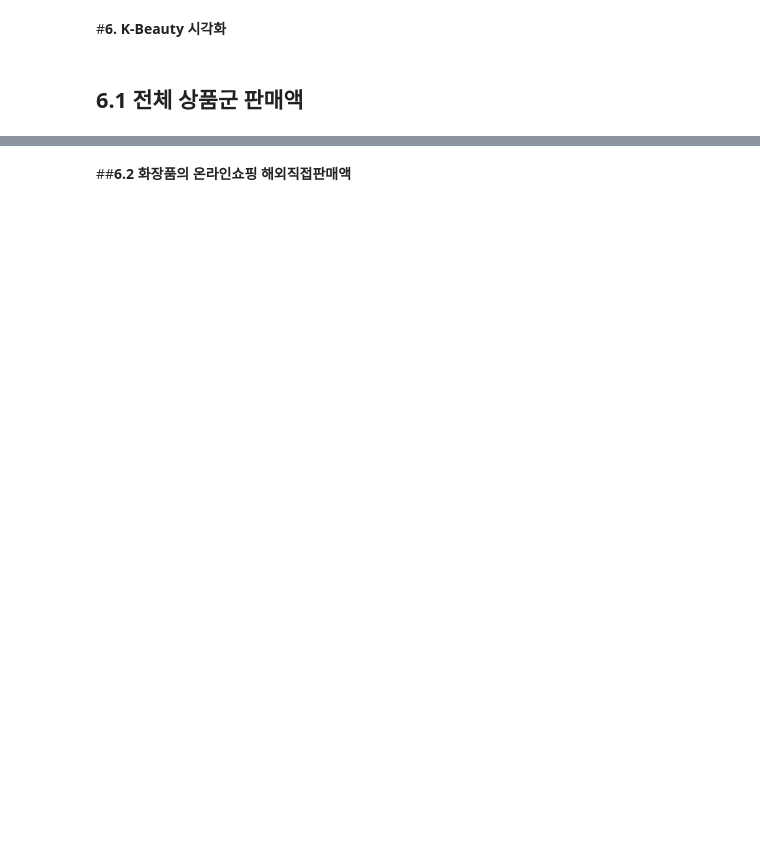
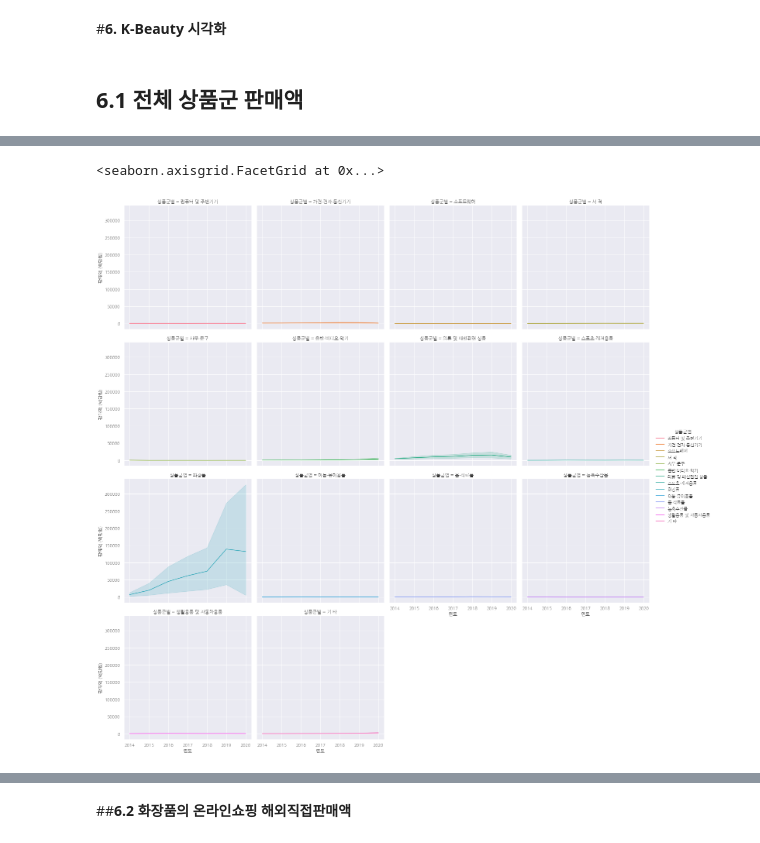
Before and after one commit to unknown-jun/First_step_of_data_analist, a Jupyter notebook: K_Beauty.ipynb, the cells around one changed output, grey strips where cells are left out. Cells and saved outputs as stored; diff of their text form; code cells hidden in the pictures; blank space fills up the shorter version.

```diff
--- a/K_Beauty.ipynb
+++ b/K_Beauty.ipynb
@@ -260,6 +266,9 @@ ValueError: ignored
 # %%
 # 위에 그린 그래프를 자세히 보기 위해 서브플롯으로 표시
-sns.relplot(data=df_total, x="연도", y="백만원",
+sns.relplot(data=df_total, x="연도", y="판매액 (백만원)",
             hue="상품군별", kind="line", col="상품군별", col_wrap=4)
+# %% [output]
+<seaborn.axisgrid.FacetGrid at 0x...>
+[figure, added]
 # %%
 # isin을 사용해 화장품만 제외를 하고 df_sub 이라는 변수에 담음
```
Also changed, not shown: parts of 23 cells of this notebook.
